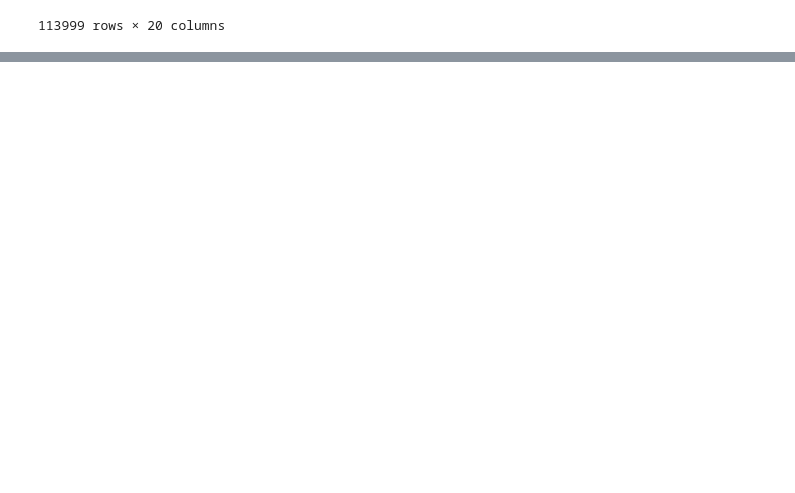
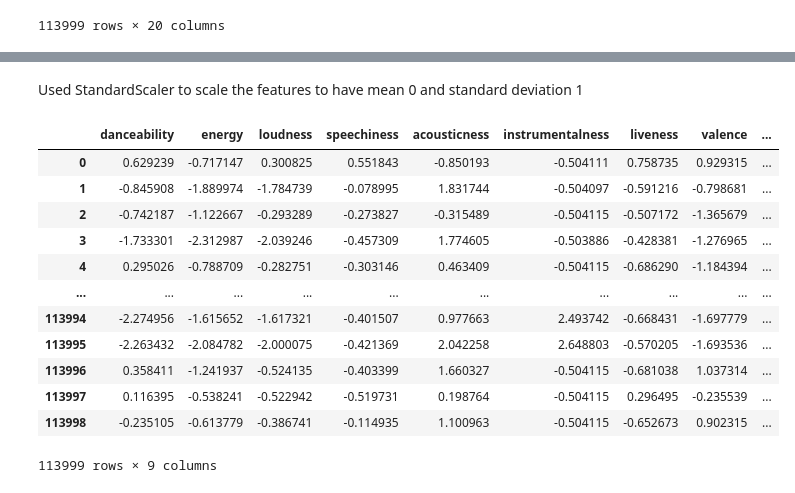
Before and after one commit to lukehspencer/song-recommender, a Jupyter notebook: notebooks/data_cleaning.ipynb, the cells around one changed output, grey strips where cells are left out. Saved outputs shown, nothing was run; the diff lists cells and outputs as text; code cells hidden in the pictures; blank space fills up the shorter version.

```diff
--- a/notebooks/data_cleaning.ipynb
+++ b/notebooks/data_cleaning.ipynb
@@ -92,0 +106,24 @@ songs_df_clean
+# %%
+features_df = songs_df_clean[["danceability", "energy", "loudness", "speechiness", "acousticness", "instrumentalness", "liveness", "valence", "tempo"]]
+# %% [markdown]
+Used StandardScaler to scale the features to have mean 0 and standard deviation 1
+# %%
+scaler = StandardScaler()
+features_scaled = scaler.fit_transform(features_df)
+features_scaled_df = pd.DataFrame(features_scaled, columns=features_df.columns)
+# %%
+features_scaled_df
+# %% [output]
+|  | danceability | energy | loudness | speechiness | acousticness | instrumentalness | liveness | valence | ... |
+| 0 | 0.629239 | -0.717147 | 0.300825 | 0.551843 | -0.850193 | -0.504111 | 0.758735 | 0.929315 | ... |
+| 1 | -0.845908 | -1.889974 | -1.784739 | -0.078995 | 1.831744 | -0.504097 | -0.591216 | -0.798681 | ... |
+| 2 | -0.742187 | -1.122667 | -0.293289 | -0.273827 | -0.315489 | -0.504115 | -0.507172 | -1.365679 | ... |
+| 3 | -1.733301 | -2.312987 | -2.039246 | -0.457309 | 1.774605 | -0.503886 | -0.428381 | -1.276965 | ... |
+| 4 | 0.295026 | -0.788709 | -0.282751 | -0.303146 | 0.463409 | -0.504115 | -0.686290 | -1.184394 | ... |
+| ... | ... | ... | ... | ... | ... | ... | ... | ... | ... |
+| 113994 | -2.274956 | -1.615652 | -1.617321 | -0.401507 | 0.977663 | 2.493742 | -0.668431 | -1.697779 | ... |
+| 113995 | -2.263432 | -2.084782 | -2.000075 | -0.421369 | 2.042258 | 2.648803 | -0.570205 | -1.693536 | ... |
+| 113996 | 0.358411 | -1.241937 | -0.524135 | -0.403399 | 1.660327 | -0.504115 | -0.681038 | 1.037314 | ... |
+| 113997 | 0.116395 | -0.538241 | -0.522942 | -0.519731 | 0.198764 | -0.504115 | 0.296495 | -0.235539 | ... |
+| 113998 | -0.235105 | -0.613779 | -0.386741 | -0.114935 | 1.100963 | -0.504115 | -0.652673 | 0.902315 | ... |
+113999 rows × 9 columns
```
Also changed, not shown: parts of 6 cells of this notebook.
